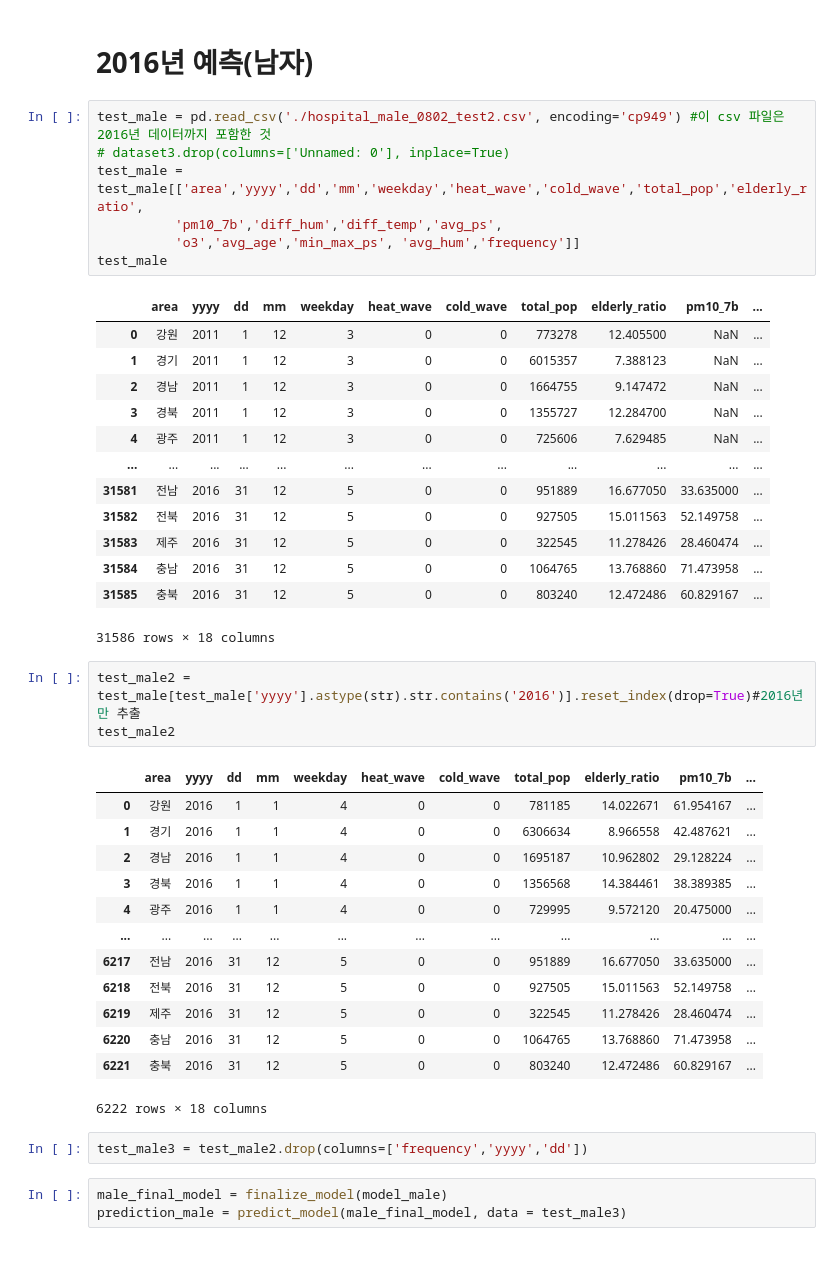
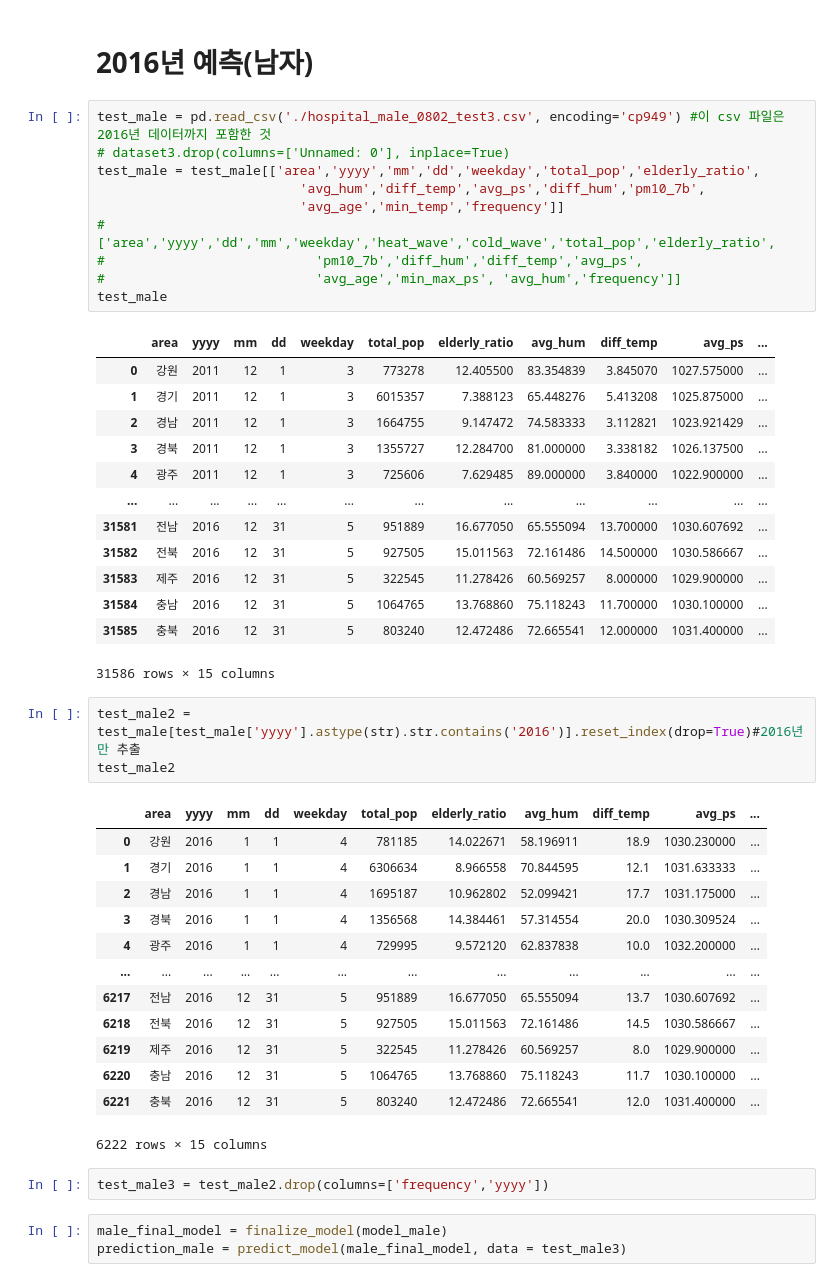
Before and after one commit to leech2193/weather_hospital_sowhat, a Jupyter notebook: 20220802_verification_changhun.ipynb, the cells around one changed output. Saved outputs shown, nothing was run; the diff lists cells and outputs as text.

```diff
--- a/20220802_verification_changhun.ipynb
+++ b/20220802_verification_changhun.ipynb
@@ -162,45 +216,48 @@ Fitting 10 folds for each of 10 candidates, totalling 100 fits
 # %% [markdown]
 # 2016년 예측(남자)
 # %%
-test_male = pd.read_csv('./hospital_male_0802_test2.csv', encoding='cp949') #이 csv 파일은 2016년 데이터까지 포함한 것
+test_male = pd.read_csv('./hospital_male_0802_test3.csv', encoding='cp949') #이 csv 파일은 2016년 데이터까지 포함한 것
 # dataset3.drop(columns=['Unnamed: 0'], inplace=True)
-test_male = test_male[['area','yyyy','dd','mm','weekday','heat_wave','cold_wave','total_pop','elderly_ratio',
-          'pm10_7b','diff_hum','diff_temp','avg_ps',
-          'o3','avg_age','min_max_ps', 'avg_hum','frequency']]
+test_male = test_male[['area','yyyy','mm','dd','weekday','total_pop','elderly_ratio',
+                          'avg_hum','diff_temp','avg_ps','diff_hum','pm10_7b',
+                          'avg_age','min_temp','frequency']]
+#     ['area','yyyy','dd','mm','weekday','heat_wave','cold_wave','total_pop','elderly_ratio',
+#                           'pm10_7b','diff_hum','diff_temp','avg_ps',
+#                           'avg_age','min_max_ps', 'avg_hum','frequency']]
 test_male
 # %% [output]
-|  | area | yyyy | dd | mm | weekday | heat_wave | cold_wave | total_pop | elderly_ratio | pm10_7b | ... |
-| 0 | 강원 | 2011 | 1 | 12 | 3 | 0 | 0 | 773278 | 12.405500 | NaN | ... |
-| 1 | 경기 | 2011 | 1 | 12 | 3 | 0 | 0 | 6015357 | 7.388123 | NaN | ... |
-| 2 | 경남 | 2011 | 1 | 12 | 3 | 0 | 0 | 1664755 | 9.147472 | NaN | ... |
-| 3 | 경북 | 2011 | 1 | 12 | 3 | 0 | 0 | 1355727 | 12.284700 | NaN | ... |
-| 4 | 광주 | 2011 | 1 | 12 | 3 | 0 | 0 | 725606 | 7.629485 | NaN | ... |
+|  | area | yyyy | mm | dd | weekday | total_pop | elderly_ratio | avg_hum | diff_temp | avg_ps | ... |
+| 0 | 강원 | 2011 | 12 | 1 | 3 | 773278 | 12.405500 | 83.354839 | 3.845070 | 1027.575000 | ... |
+| 1 | 경기 | 2011 | 12 | 1 | 3 | 6015357 | 7.388123 | 65.448276 | 5.413208 | 1025.875000 | ... |
+| 2 | 경남 | 2011 | 12 | 1 | 3 | 1664755 | 9.147472 | 74.583333 | 3.112821 | 1023.921429 | ... |
+| 3 | 경북 | 2011 | 12 | 1 | 3 | 1355727 | 12.284700 | 81.000000 | 3.338182 | 1026.137500 | ... |
+| 4 | 광주 | 2011 | 12 | 1 | 3 | 725606 | 7.629485 | 89.000000 | 3.840000 | 1022.900000 | ... |
 | ... | ... | ... | ... | ... | ... | ... | ... | ... | ... | ... | ... |
-| 31581 | 전남 | 2016 | 31 | 12 | 5 | 0 | 0 | 951889 | 16.677050 | 33.635000 | ... |
-| 31582 | 전북 | 2016 | 31 | 12 | 5 | 0 | 0 | 927505 | 15.011563 | 52.149758 | ... |
-| 31583 | 제주 | 2016 | 31 | 12 | 5 | 0 | 0 | 322545 | 11.278426 | 28.460474 | ... |
-| 31584 | 충남 | 2016 | 31 | 12 | 5 | 0 | 0 | 1064765 | 13.768860 | 71.473958 | ... |
-| 31585 | 충북 | 2016 | 31 | 12 | 5 | 0 | 0 | 803240 | 12.472486 | 60.829167 | ... |
+| 31581 | 전남 | 2016 | 12 | 31 | 5 | 951889 | 16.677050 | 65.555094 | 13.700000 | 1030.607692 | ... |
+| 31582 | 전북 | 2016 | 12 | 31 | 5 | 927505 | 15.011563 | 72.161486 | 14.500000 | 1030.586667 | ... |
+| 31583 | 제주 | 2016 | 12 | 31 | 5 | 322545 | 11.278426 | 60.569257 | 8.000000 | 1029.900000 | ... |
+| 31584 | 충남 | 2016 | 12 | 31 | 5 | 1064765 | 13.768860 | 75.118243 | 11.700000 | 1030.100000 | ... |
+| 31585 | 충북 | 2016 | 12 | 31 | 5 | 803240 | 12.472486 | 72.665541 | 12.000000 | 1031.400000 | ... |
-31586 rows × 18 columns
+31586 rows × 15 columns
 # %%
 test_male2 = test_male[test_male['yyyy'].astype(str).str.contains('2016')].reset_index(drop=True)#2016년만 추출
 test_male2
 # %% [output]
-|  | area | yyyy | dd | mm | weekday | heat_wave | cold_wave | total_pop | elderly_ratio | pm10_7b | ... |
-| 0 | 강원 | 2016 | 1 | 1 | 4 | 0 | 0 | 781185 | 14.022671 | 61.954167 | ... |
-| 1 | 경기 | 2016 | 1 | 1 | 4 | 0 | 0 | 6306634 | 8.966558 | 42.487621 | ... |
-| 2 | 경남 | 2016 | 1 | 1 | 4 | 0 | 0 | 1695187 | 10.962802 | 29.128224 | ... |
-| 3 | 경북 | 2016 | 1 | 1 | 4 | 0 | 0 | 1356568 | 14.384461 | 38.389385 | ... |
-| 4 | 광주 | 2016 | 1 | 1 | 4 | 0 | 0 | 729995 | 9.572120 | 20.475000 | ... |
+|  | area | yyyy | mm | dd | weekday | total_pop | elderly_ratio | avg_hum | diff_temp | avg_ps | ... |
+| 0 | 강원 | 2016 | 1 | 1 | 4 | 781185 | 14.022671 | 58.196911 | 18.9 | 1030.230000 | ... |
+| 1 | 경기 | 2016 | 1 | 1 | 4 | 6306634 | 8.966558 | 70.844595 | 12.1 | 1031.633333 | ... |
+| 2 | 경남 | 2016 | 1 | 1 | 4 | 1695187 | 10.962802 | 52.099421 | 17.7 | 1031.175000 | ... |
+| 3 | 경북 | 2016 | 1 | 1 | 4 | 1356568 | 14.384461 | 57.314554 | 20.0 | 1030.309524 | ... |
+| 4 | 광주 | 2016 | 1 | 1 | 4 | 729995 | 9.572120 | 62.837838 | 10.0 | 1032.200000 | ... |
 | ... | ... | ... | ... | ... | ... | ... | ... | ... | ... | ... | ... |
-| 6217 | 전남 | 2016 | 31 | 12 | 5 | 0 | 0 | 951889 | 16.677050 | 33.635000 | ... |
-| 6218 | 전북 | 2016 | 31 | 12 | 5 | 0 | 0 | 927505 | 15.011563 | 52.149758 | ... |
-| 6219 | 제주 | 2016 | 31 | 12 | 5 | 0 | 0 | 322545 | 11.278426 | 28.460474 | ... |
-| 6220 | 충남 | 2016 | 31 | 12 | 5 | 0 | 0 | 1064765 | 13.768860 | 71.473958 | ... |
-| 6221 | 충북 | 2016 | 31 | 12 | 5 | 0 | 0 | 803240 | 12.472486 | 60.829167 | ... |
+| 6217 | 전남 | 2016 | 12 | 31 | 5 | 951889 | 16.677050 | 65.555094 | 13.7 | 1030.607692 | ... |
+| 6218 | 전북 | 2016 | 12 | 31 | 5 | 927505 | 15.011563 | 72.161486 | 14.5 | 1030.586667 | ... |
+| 6219 | 제주 | 2016 | 12 | 31 | 5 | 322545 | 11.278426 | 60.569257 | 8.0 | 1029.900000 | ... |
+| 6220 | 충남 | 2016 | 12 | 31 | 5 | 1064765 | 13.768860 | 75.118243 | 11.7 | 1030.100000 | ... |
+| 6221 | 충북 | 2016 | 12 | 31 | 5 | 803240 | 12.472486 | 72.665541 | 12.0 | 1031.400000 | ... |
-6222 rows × 18 columns
+6222 rows × 15 columns
 # %%
-test_male3 = test_male2.drop(columns=['frequency','yyyy','dd'])
+test_male3 = test_male2.drop(columns=['frequency','yyyy'])
 # %%
 male_final_model = finalize_model(model_male)
 prediction_male = predict_model(male_final_model, data = test_male3)
```
Also changed, not shown: parts of 35 cells of this notebook.
